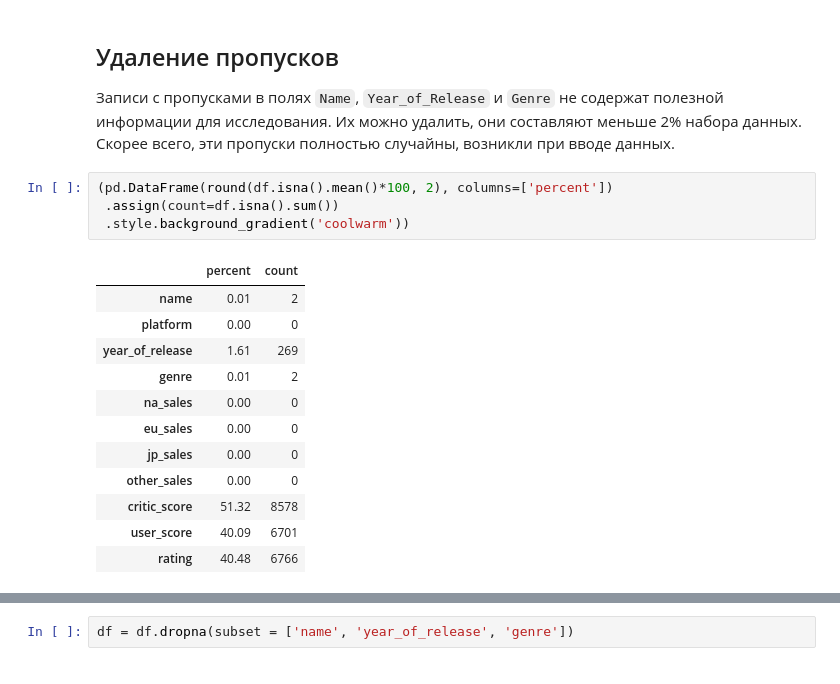
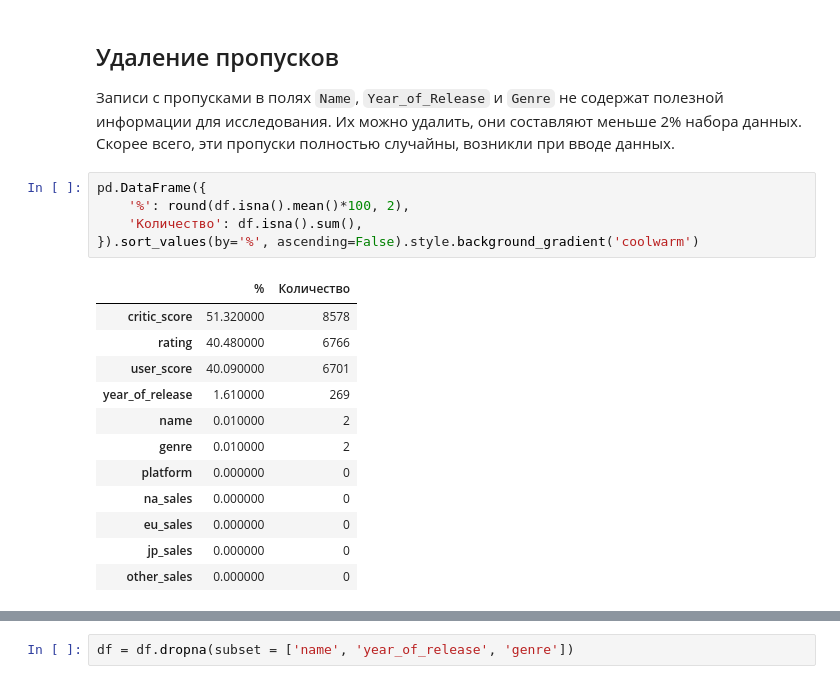
Before and after one commit to rtmvnv/data_analysis, a Jupyter notebook: games/games.ipynb, the cells around one changed output, grey strips where cells are left out. Cells and saved outputs as stored; diff of their text form.

```diff
--- a/games/games.ipynb
+++ b/games/games.ipynb
@@ -228,19 +146,20 @@ Index(['name', 'platform', 'year_of_release', 'genre', 'na_sales', 'eu_sales',
 
 Записи с пропусками в полях `Name`, `Year_of_Release` и `Genre` не содержат полезной информации для исследования. Их можно удалить, они составляют меньше 2% набора данных. Скорее всего, эти пропуски полностью случайны, возникли при вводе данных.
 # %%
-(pd.DataFrame(round(df.isna().mean()*100, 2), columns=['percent'])
- .assign(count=df.isna().sum())
- .style.background_gradient('coolwarm'))
+pd.DataFrame({
+    '%': round(df.isna().mean()*100, 2),
+    'Количество': df.isna().sum(),
+}).sort_values(by='%', ascending=False).style.background_gradient('coolwarm')
 # %% [output]
-|  | percent | count |
-| name | 0.01 | 2 |
-| platform | 0.00 | 0 |
-| year_of_release | 1.61 | 269 |
-| genre | 0.01 | 2 |
-| na_sales | 0.00 | 0 |
-| eu_sales | 0.00 | 0 |
-| jp_sales | 0.00 | 0 |
-| other_sales | 0.00 | 0 |
-| critic_score | 51.32 | 8578 |
-| user_score | 40.09 | 6701 |
-| rating | 40.48 | 6766 |
+|  | % | Количество |
+| critic_score | 51.320000 | 8578 |
+| rating | 40.480000 | 6766 |
+| user_score | 40.090000 | 6701 |
+| year_of_release | 1.610000 | 269 |
+| name | 0.010000 | 2 |
+| genre | 0.010000 | 2 |
+| platform | 0.000000 | 0 |
+| na_sales | 0.000000 | 0 |
+| eu_sales | 0.000000 | 0 |
+| jp_sales | 0.000000 | 0 |
+| other_sales | 0.000000 | 0 |
```
Also changed, not shown: parts of 58 cells of this notebook.
